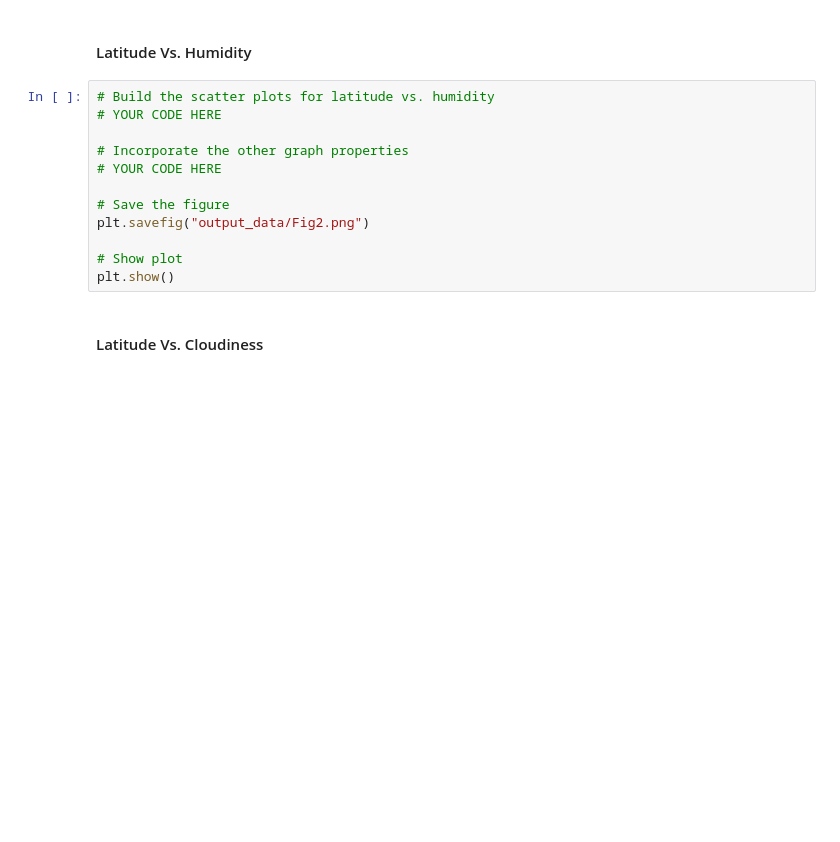
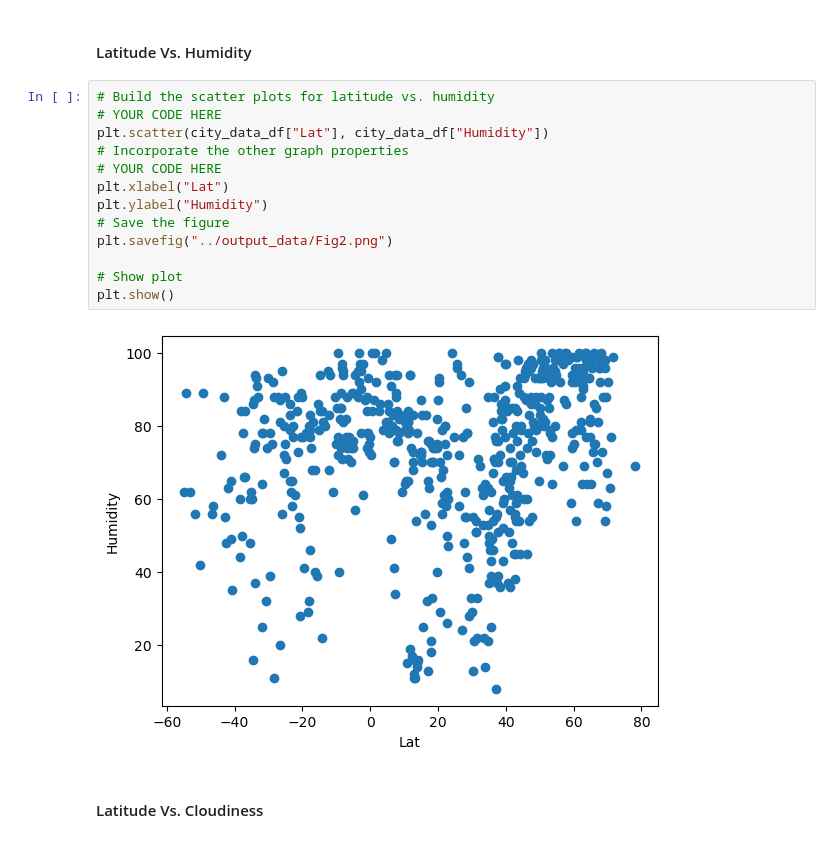
Before and after one commit to limbupella/Python-APIs, a Jupyter notebook: WeatherPy/Starter_Code/starter_code/WeatherPy.ipynb, the cells around one changed output. Saved outputs shown, nothing was run; the diff lists cells and outputs as text; blank space fills up the shorter version.

```diff
--- a/WeatherPy/Starter_Code/starter_code/WeatherPy.ipynb
+++ b/WeatherPy/Starter_Code/starter_code/WeatherPy.ipynb
@@ -183,15 +199,18 @@ plt.show()
 # %%
 # Build the scatter plots for latitude vs. humidity
 # YOUR CODE HERE
-
+plt.scatter(city_data_df["Lat"], city_data_df["Humidity"])
 # Incorporate the other graph properties
 # YOUR CODE HERE
-
+plt.xlabel("Lat")
+plt.ylabel("Humidity")
 # Save the figure
-plt.savefig("output_data/Fig2.png")
+plt.savefig("../output_data/Fig2.png")
 
 # Show plot
 plt.show()
+# %% [output]
+[figure, added]
 # %% [markdown]
 #### Latitude Vs. Cloudiness
 # %%
```
Also changed, not shown: parts of 11 cells of this notebook, 6 other files.
